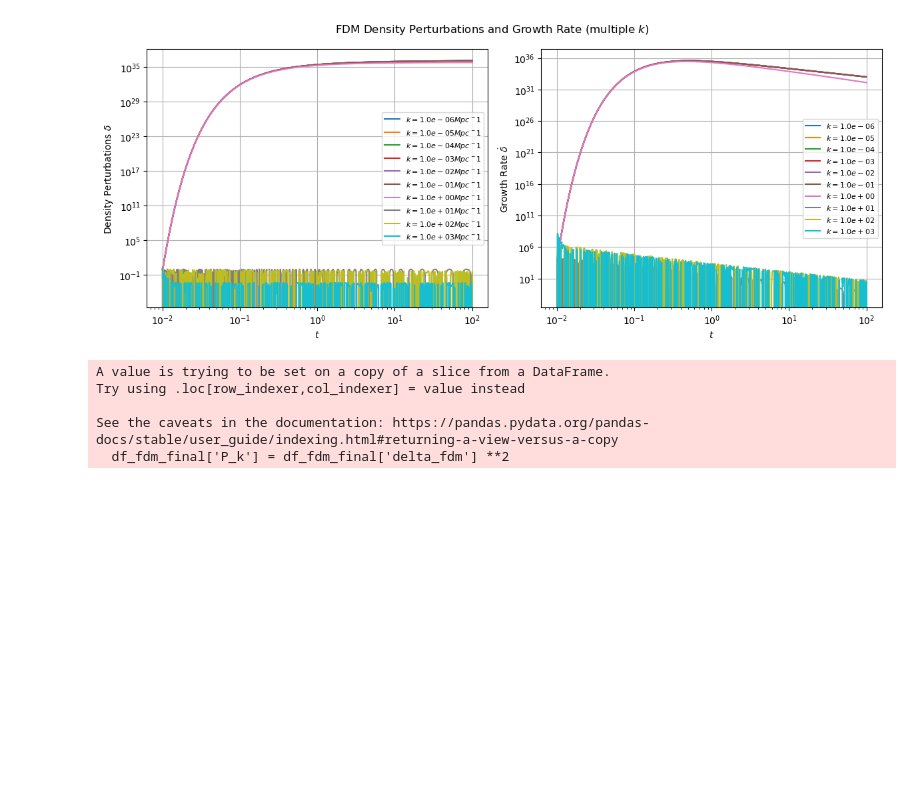
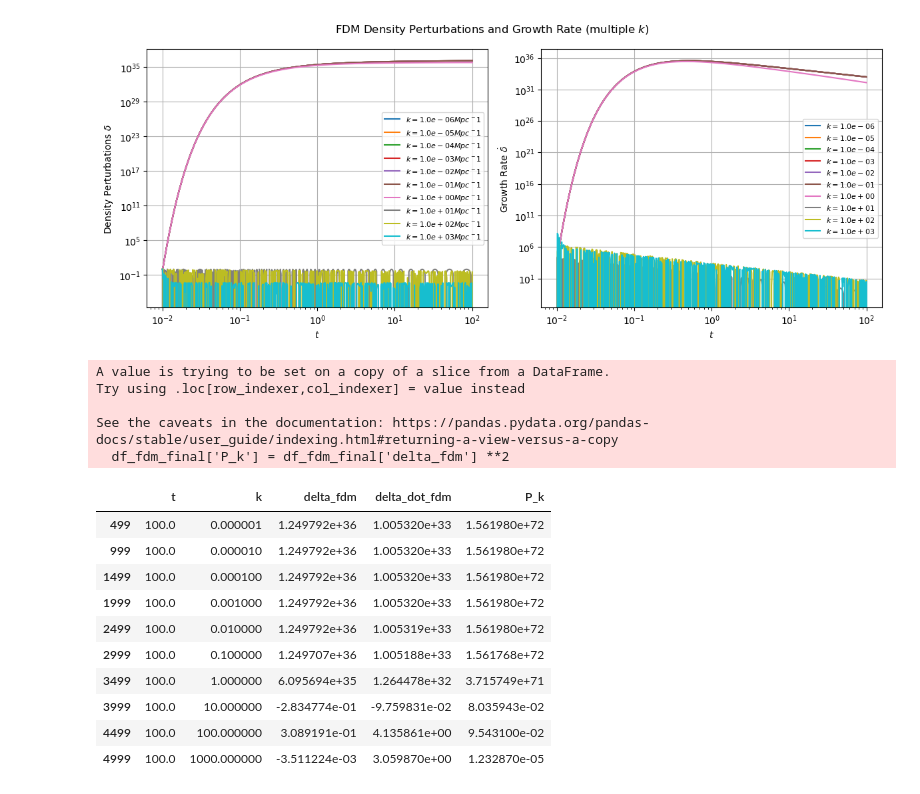
Before and after one commit to isha-m63/Wave_Dark_Matter, a Jupyter notebook: Obtaining_Power_Spectrum/FDM/FDM.ipynb, the cells around one changed output. Saved outputs shown, nothing was run; the diff lists cells and outputs as text; code cells hidden in the pictures; blank space fills up the shorter version.

```diff
--- a/Obtaining_Power_Spectrum/FDM/FDM.ipynb
+++ b/Obtaining_Power_Spectrum/FDM/FDM.ipynb
@@ -190,12 +190,24 @@ df_fdm_final = df_fdm_allkvals[df_fdm_allkvals['t'] == t_final_fdm]
 # %%
 #As P(k) values are proportional to |delta(k)|^2
 df_fdm_final['P_k'] = df_fdm_final['delta_fdm'] **2
+df_fdm_final
 # %% [output]
 A value is trying to be set on a copy of a slice from a DataFrame.
 Try using .loc[row_indexer,col_indexer] = value instead
 
 See the caveats in the documentation: https://pandas.pydata.org/pandas-docs/stable/user_guide/indexing.html#returning-a-view-versus-a-copy
   df_fdm_final['P_k'] = df_fdm_final['delta_fdm'] **2
+|  | t | k | delta_fdm | delta_dot_fdm | P_k |
+| 499 | 100.0 | 0.000001 | 1.249792e+36 | 1.005320e+33 | 1.561980e+72 |
+| 999 | 100.0 | 0.000010 | 1.249792e+36 | 1.005320e+33 | 1.561980e+72 |
+| 1499 | 100.0 | 0.000100 | 1.249792e+36 | 1.005320e+33 | 1.561980e+72 |
+| 1999 | 100.0 | 0.001000 | 1.249792e+36 | 1.005320e+33 | 1.561980e+72 |
+| 2499 | 100.0 | 0.010000 | 1.249792e+36 | 1.005319e+33 | 1.561980e+72 |
+| 2999 | 100.0 | 0.100000 | 1.249707e+36 | 1.005188e+33 | 1.561768e+72 |
+| 3499 | 100.0 | 1.000000 | 6.095694e+35 | 1.264478e+32 | 3.715749e+71 |
+| 3999 | 100.0 | 10.000000 | -2.834774e-01 | -9.759831e-02 | 8.035943e-02 |
+| 4499 | 100.0 | 100.000000 | 3.089191e-01 | 4.135861e+00 | 9.543100e-02 |
+| 4999 | 100.0 | 1000.000000 | -3.511224e-03 | 3.059870e+00 | 1.232870e-05 |
 # %%
 plt.plot(df_fdm_final['k'], df_fdm_final['P_k'], label='FDM')
 plt.xscale('log')
```
Also changed, not shown: parts of 1 cell of this notebook, 31 other files.
